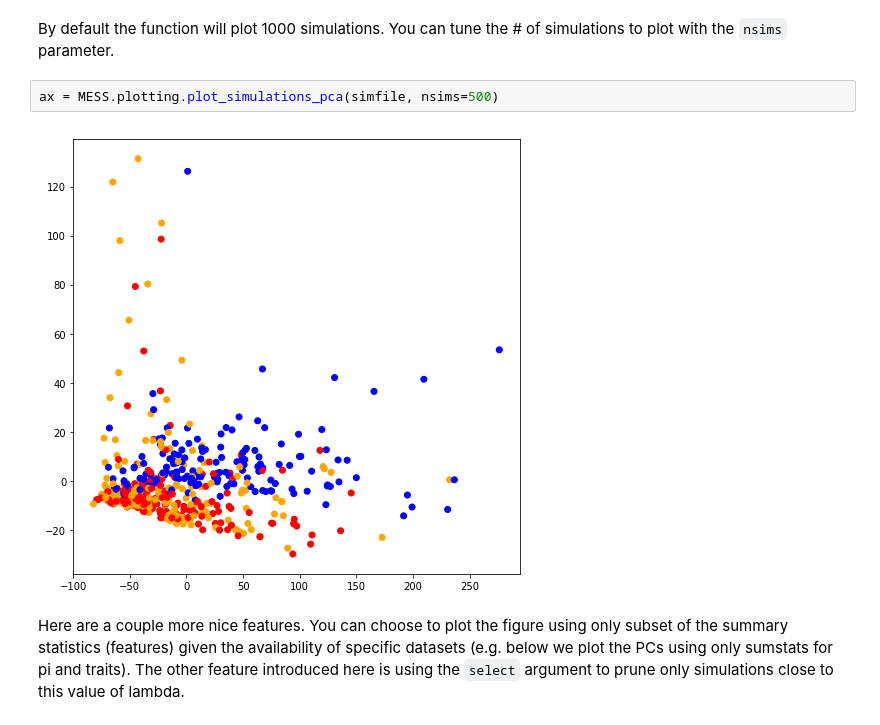
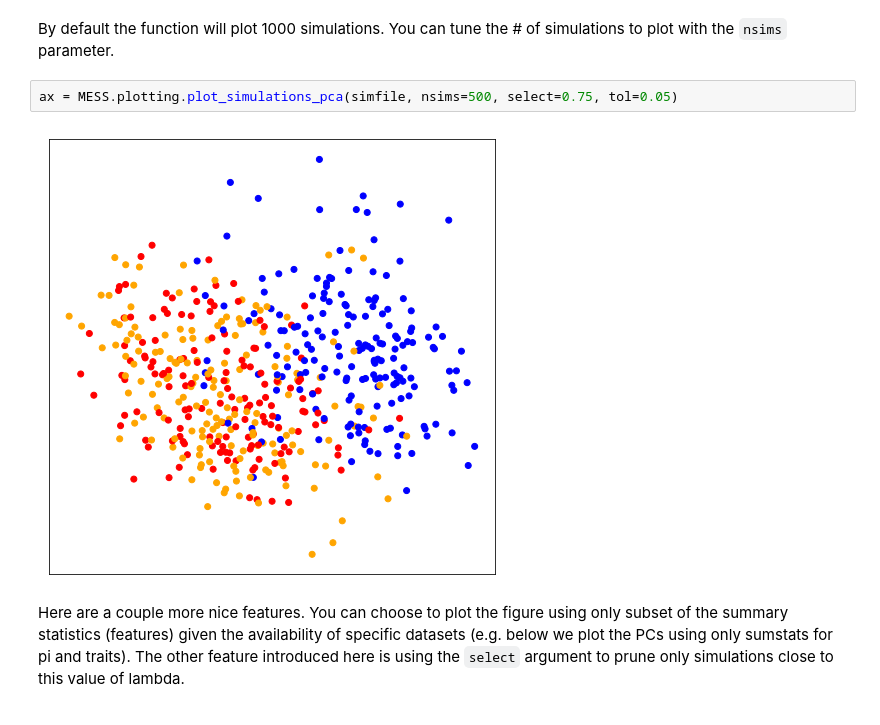
Before and after one commit to messDiv/MESS, a Jupyter notebook: jupyter-notebooks/plotting/Plot-Simulations-PCA.ipynb, the cells around one changed output. Drawn from its saved outputs; the diff is of its cells as text.

Commit message:
Cosmetic fixes for some plotting notebooks.

```diff
--- a/jupyter-notebooks/plotting/Plot-Simulations-PCA.ipynb
+++ b/jupyter-notebooks/plotting/Plot-Simulations-PCA.ipynb
@@ -27,9 +24,9 @@ The autoreload extension is already loaded. To reload it, use:
 By default the function will plot 1000 simulations. You can tune the # of simulations
 to plot with the `nsims` parameter.
 # %%
-ax = MESS.plotting.plot_simulations_pca(simfile, nsims=500)
+ax = MESS.plotting.plot_simulations_pca(simfile, nsims=500, select=0.75, tol=0.05)
 # %% [output]
-[figure, old version]
+[figure, new version]
 # %% [markdown]
 Here are a couple more nice features. You can choose to plot the figure using only
 subset of the summary statistics (features) given the availability of specific
```
Also changed, not shown: parts of 3 cells of this notebook, 1 other file.
